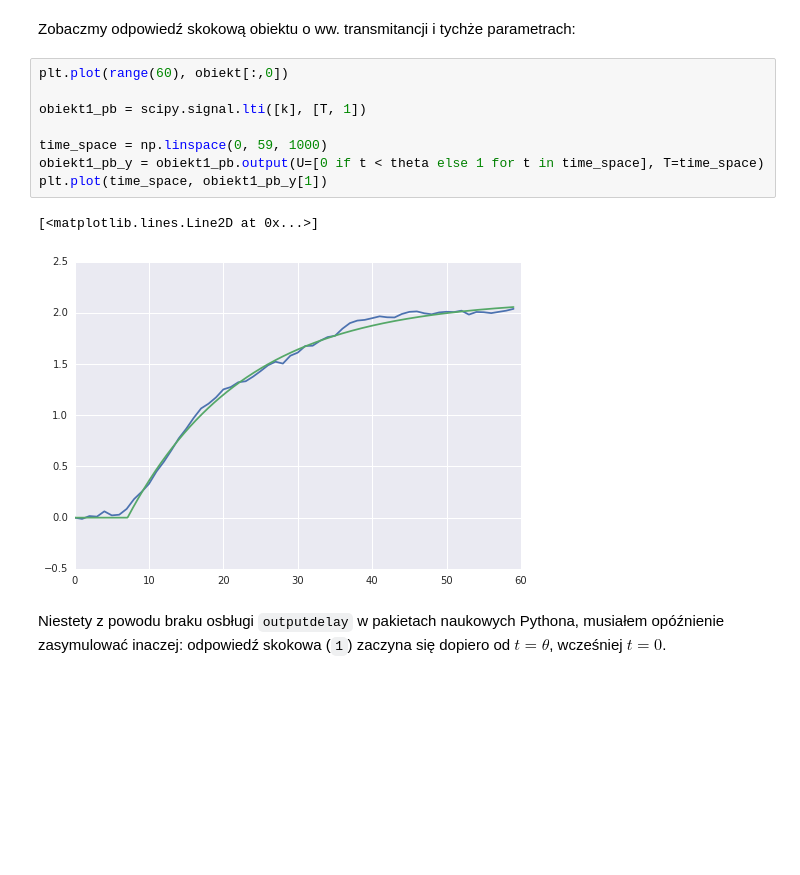
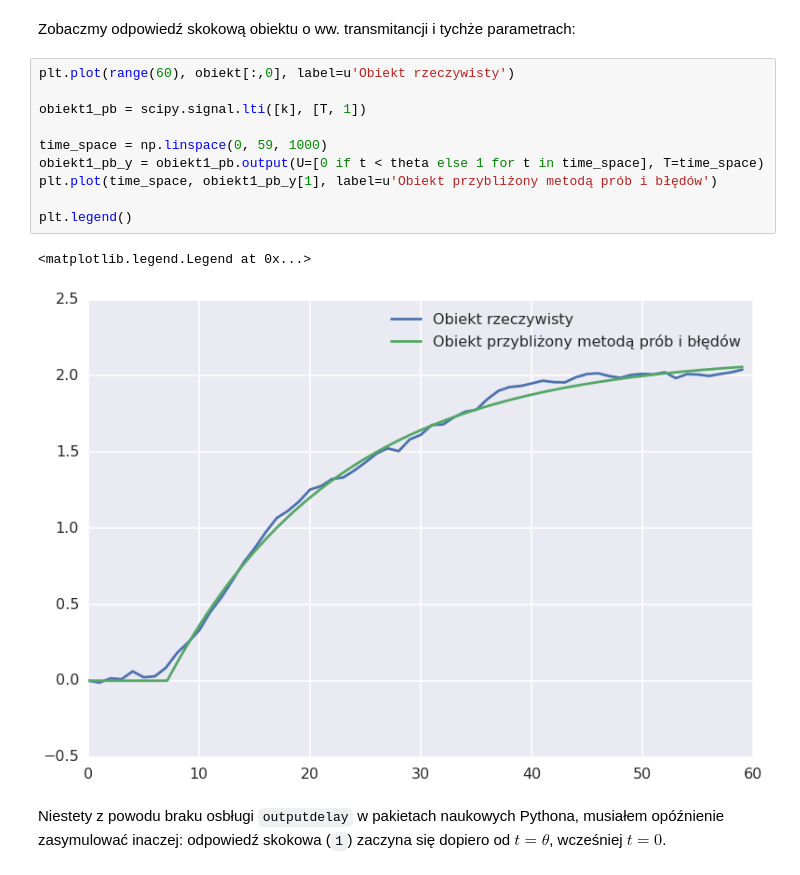
Before and after one commit to pbanaszkiewicz/notebooks, a Jupyter notebook: msd-lab6/sprawozdanie.ipynb, the cells around one changed output. Drawn from its saved outputs; the diff is of its cells as text; blank space fills up the shorter version.

```diff
--- a/msd-lab6/sprawozdanie.ipynb
+++ b/msd-lab6/sprawozdanie.ipynb
@@ -48,16 +55,18 @@ theta = 7.1
 # %% [markdown]
 Zobaczmy odpowiedź skokową obiektu o ww. transmitancji i tychże parametrach:
 # %%
-plt.plot(range(60), obiekt[:,0])
+plt.plot(range(60), obiekt[:,0], label=u'Obiekt rzeczywisty')
 
 obiekt1_pb = scipy.signal.lti([k], [T, 1])
 
 time_space = np.linspace(0, 59, 1000)
 obiekt1_pb_y = obiekt1_pb.output(U=[0 if t < theta else 1 for t in time_space], T=time_space)
-plt.plot(time_space, obiekt1_pb_y[1])
+plt.plot(time_space, obiekt1_pb_y[1], label=u'Obiekt przybliżony metodą prób i błędów')
+
+plt.legend()
 # %% [output]
-[<matplotlib.lines.Line2D at 0x...>]
+<matplotlib.legend.Legend at 0x...>
-[figure, old version]
+[figure, new version]
 # %% [markdown]
 Niestety z powodu braku osbługi `outputdelay` w pakietach naukowych Pythona, musiałem opóźnienie zasymulować inaczej: odpowiedź skokowa (`1`) zaczyna się dopiero od $t = \theta$, wcześniej $t = 0$.
 # %% [markdown]
```
Also changed, not shown: parts of 36 cells of this notebook.
